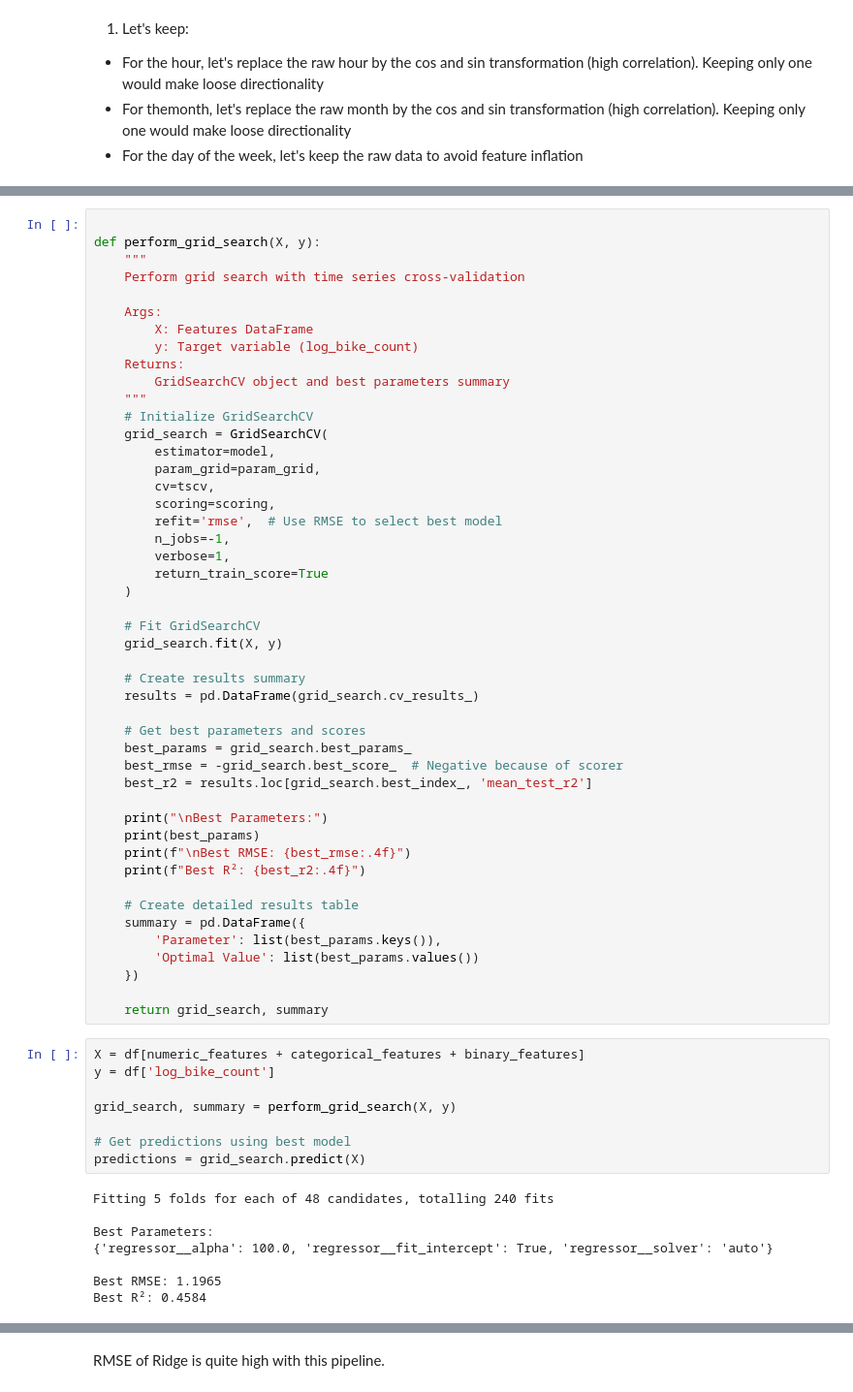
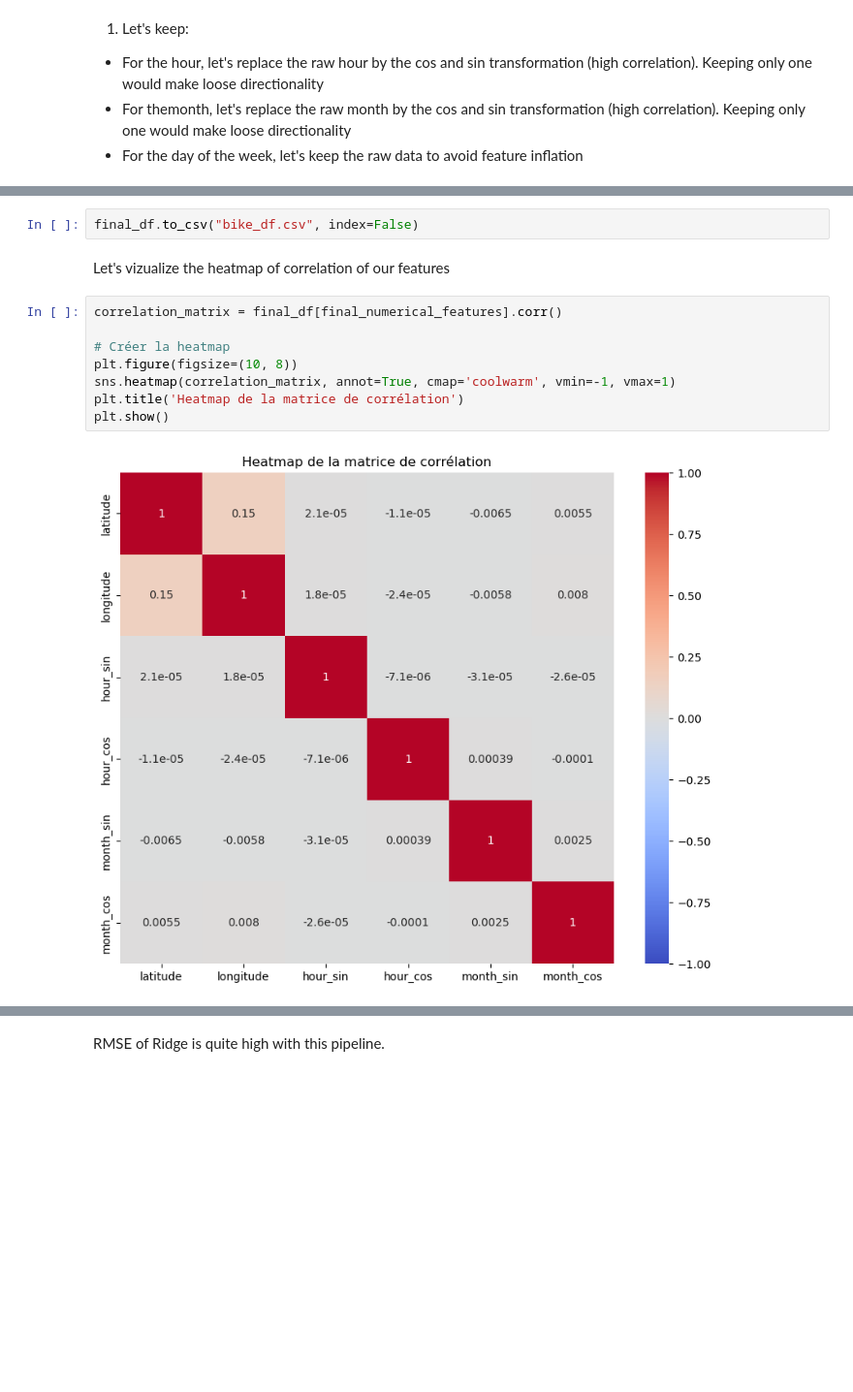
Before and after one commit to alexandreblivet/bike_counters_ac_team, a Jupyter notebook: methodology_notebook.ipynb, the cells around one changed output, grey strips where cells are left out. Shown at 97% size. Cells and saved outputs as stored; diff of their text form; blank space fills up the shorter version.

```diff
--- a/methodology_notebook.ipynb
+++ b/methodology_notebook.ipynb
@@ -449,63 +376,14 @@ tscv = TimeSeriesSplit(n_splits=5)
-# %%
-
-def perform_grid_search(X, y):
-    """
-    Perform grid search with time series cross-validation
-
-    Args:
-        X: Features DataFrame
-        y: Target variable (log_bike_count)
-    Returns:
-        GridSearchCV object and best parameters summary
-    """
-    # Initialize GridSearchCV
-    grid_search = GridSearchCV(
-        estimator=model,
-        param_grid=param_grid,
-        cv=tscv,
-        scoring=scoring,
-        refit='rmse',  # Use RMSE to select best model
-        n_jobs=-1,
-        verbose=1,
-        return_train_score=True
-    )
-
-    # Fit GridSearchCV
-    grid_search.fit(X, y)
-
-    # Create results summary
-    results = pd.DataFrame(grid_search.cv_results_)
-
-    # Get best parameters and scores
-    best_params = grid_search.best_params_
-    best_rmse = -grid_search.best_score_  # Negative because of scorer
-    best_r2 = results.loc[grid_search.best_index_, 'mean_test_r2']
-
-    print("\nBest Parameters:")
-    print(best_params)
-    print(f"\nBest RMSE: {best_rmse:.4f}")
-    print(f"Best R²: {best_r2:.4f}")
-
-    # Create detailed results table
-    summary = pd.DataFrame({
-        'Parameter': list(best_params.keys()),
-        'Optimal Value': list(best_params.values())
-    })
-
-    return grid_search, summary
-# %%
-X = df[numeric_features + categorical_features + binary_features]
-y = df['log_bike_count']
-
-grid_search, summary = perform_grid_search(X, y)
-
-# Get predictions using best model
-predictions = grid_search.predict(X)
-# %% [output]
-Fitting 5 folds for each of 48 candidates, totalling 240 fits
-
-Best Parameters:
-{'regressor__alpha': 100.0, 'regressor__fit_intercept': True, 'regressor__solver': 'auto'}
-
-Best RMSE: 1.1965
-Best R²: 0.4584
+# %%
+final_df.to_csv("bike_df.csv", index=False)
+# %% [markdown]
+Let's vizualize the heatmap of correlation of our features
+# %%
+correlation_matrix = final_df[final_numerical_features].corr()
+
+# Créer la heatmap
+plt.figure(figsize=(10, 8))
+sns.heatmap(correlation_matrix, annot=True, cmap='coolwarm', vmin=-1, vmax=1)
+plt.title('Heatmap de la matrice de corrélation')
+plt.show()
+# %% [output]
+[figure, added]
```
Also changed, not shown: parts of 11 cells of this notebook, 5 other files.
